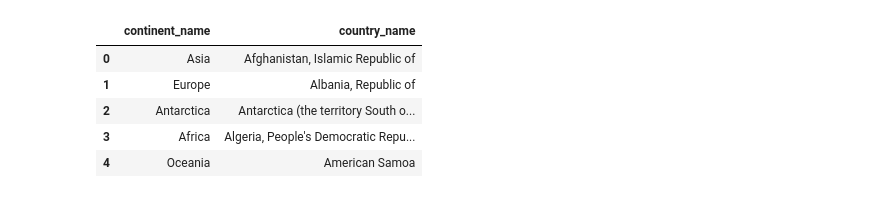
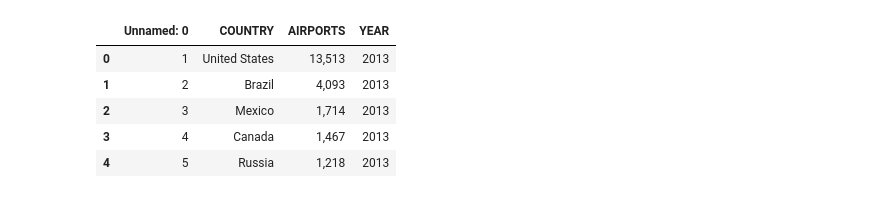
Before and after one commit to Silkways/CIA-Project, a Jupyter notebook: cia_notebook_RM.ipynb, the cells around one changed output. Cells and saved outputs as stored; diff of their text form; code cells hidden in the pictures.

```diff
--- a/cia_notebook_RM.ipynb
+++ b/cia_notebook_RM.ipynb
@@ -102,10 +3,35 @@ df_ref_petrol_consumption.head()
-# %%
-df_country_and_continent = pd.read_csv("cia_country_and_continent.csv")
-df_country_and_continent.head()
-# %% [output]
-|  | continent_name | country_name |
-| 0 | Asia | Afghanistan, Islamic Republic of |
-| 1 | Europe | Albania, Republic of |
-| 2 | Antarctica | Antarctica (the territory South o... |
-| 3 | Africa | Algeria, People's Democratic Repu... |
-| 4 | Oceania | American Samoa |
+# %%
+files = ['AIRPORTS',
+'AREA',
+'BUDGET',
+'continent',
+'CURACCT',
+'DEBTFOREIGNERS',
+'EDUCATIONSPEND',
+'electricconsupmtion',
+'emissions',
+'EXPORTS',
+'fossilelectricity',
+'GDP',
+'GDPGROWTH',
+'GDPPERCAP',
+'hydroelectricity',
+'IMPORTS',
+'INDUSTPRODGR',
+'internetusers',
+'LIFEXP',
+'MARMERCHANT',
+'MIGRATION',
+'MILIEXPENDITURE',
+'naturalgasconsumption',
+'nuclearelectricity',
+'otherrenewableelectricity',
+'petroleumconsumption',
+'POPGROWTH',
+'POPULATION',
+'PUBLICDEBT',
+'RAILWAYS',
+'ROADWAYS',
+'UNEMPLOYMENT',
+'WATERWAYS',
+'WORKFORCE']
@@ -111,0 +42,10 @@ df_country_and_continent.head()
+# %%
+# file.head()
+pd_dict['AIRPORTS'].head()
+# %% [output]
+|  | Unnamed: 0 | COUNTRY | AIRPORTS | YEAR |
+| 0 | 1 | United States | 13,513 | 2013 |
+| 1 | 2 | Brazil | 4,093 | 2013 |
+| 2 | 3 | Mexico | 1,714 | 2013 |
+| 3 | 4 | Canada | 1,467 | 2013 |
+| 4 | 5 | Russia | 1,218 | 2013 |
```
Also changed, not shown: parts of 25 cells of this notebook, 1 other file.
